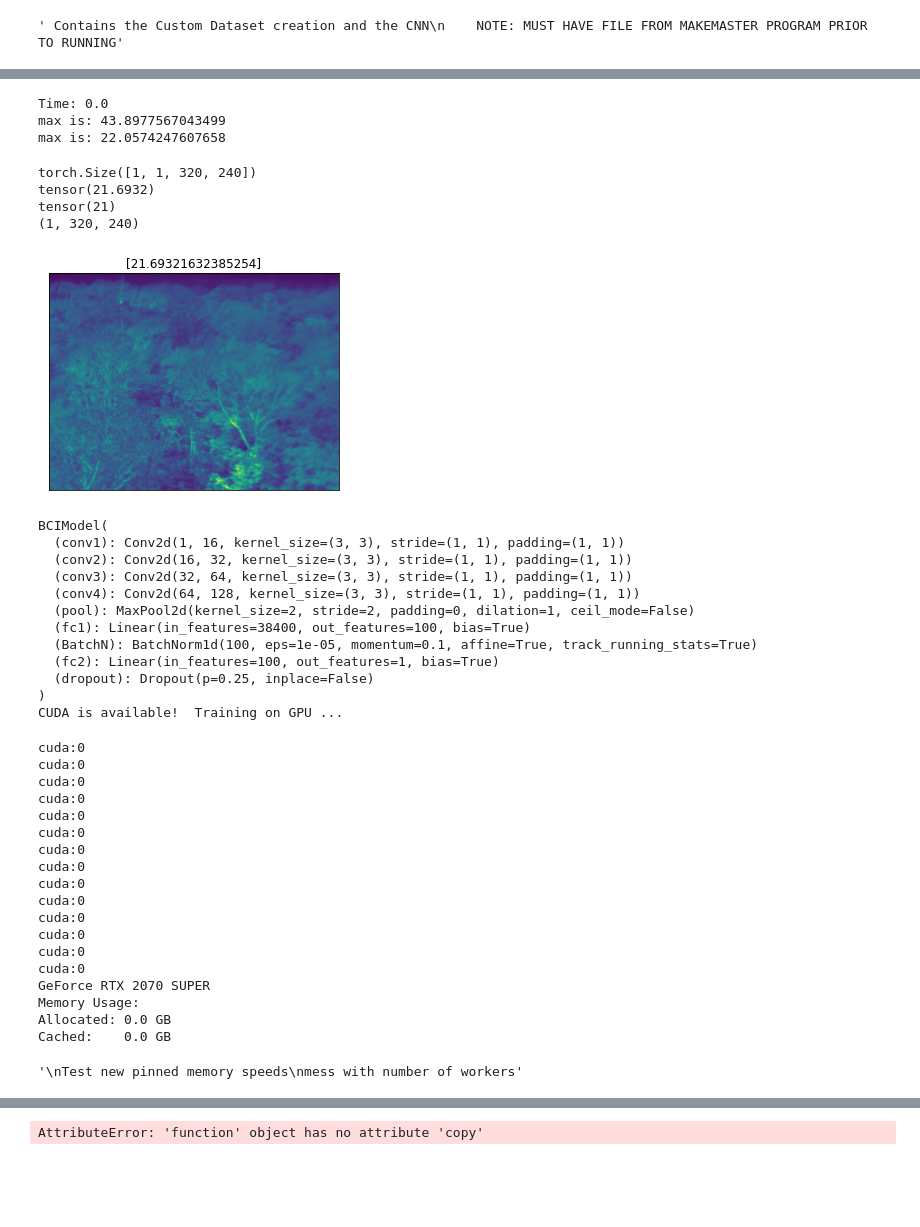
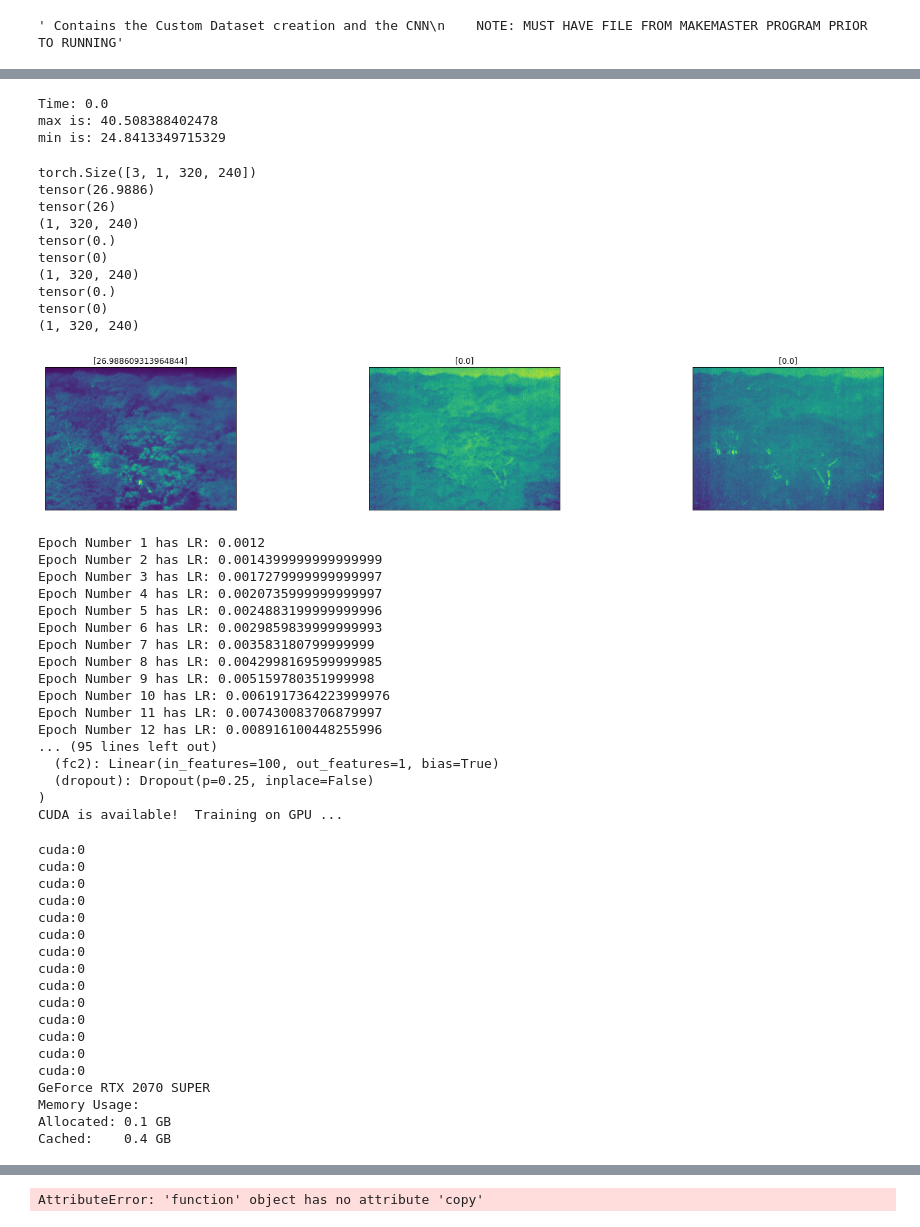
Before and after one commit to PJKarras/BCI-ML, a Jupyter notebook: Dataset_CNN_fin3_native.ipynb, the cells around one changed output, grey strips where cells are left out. Saved outputs shown, nothing was run; the diff lists cells and outputs as text; code cells hidden in the pictures; blank space fills up the shorter version.

```diff
--- a/Dataset_CNN_fin3_native.ipynb
+++ b/Dataset_CNN_fin3_native.ipynb
@@ -56,7 +56,7 @@ class BCIDataset2(Dataset):
         self.transform = transforms.ToTensor()
         max_list = np.full(1,-10)
         min_list = np.full(1, 99999)
-        csvfilesMLLocation = r"C:/Users/Peter/Desktop/Thermo_R_Code/FinalThermo/new2/csvdata10000"
+        csvfilesMLLocation = r"C:/Users/Peter/Desktop/Thermo_R_Code/FinalThermo/new2/csvdata933"
         os.chdir(csvfilesMLLocation)
         start = time.time()
 #         for filename in self.thermal_path_arr:
@@ -67,8 +67,8 @@ class BCIDataset2(Dataset):
 #             min_list = np.append(min_list, [torch.min(torch_temps)])
 #         self.ABS_MAX = (torch.max(torch.from_numpy(max_list))).item()
 #         self.ABS_MIN = (torch.min(torch.from_numpy(min_list))).item()
-        self.ABS_MAX = 43.8977567043499
-        self.ABS_MIN = 22.0574247607658
+        self.ABS_MAX = 40.508388402478
+        self.ABS_MIN = 24.8413349715329
         print(f'Time: {time.time()-start}')
         print("max is:", self.ABS_MAX)
         print("min is:", self.ABS_MIN)
@@ -102,9 +102,11 @@ class BCIDataset2(Dataset):
 """ LOAD IN DATA """
 os.chdir(startingDir)
 # Number of subprocesses to use for data loading
+# Using advice of 4 workers per GPU
+# Getting errors with any # of workers > 0
 num_workers = 0
 # How many samples per batch to load
-batch_size = 1
+batch_size = 3
 # Proportion of training set to use for validation and testing
 # Note: this will be split in equal halves, one for validation, one for testing
 valid_and_test_proportion = 0.3
@@ -114,7 +116,7 @@ valid_and_test_proportion = 0.3
 transformations = transforms.Compose([transforms.ToTensor()])
 # Define custom datasets, for training and for testing
 # Note: Will be using 10,000 data for testing, 50,000 data for training in future
-masterfileMLLocation = r"C:/Users/Peter/Desktop/Thermo_R_Code/FinalThermo/new2/csvdata10000/populatedGPPs.csv"
+masterfileMLLocation = r"C:/Users/Peter/Desktop/Thermo_R_Code/FinalThermo/new2/csvdata933/populatedGPPs.csv"
 BCIDataset = BCIDataset2(masterfileMLLocation)
 
 # Obtain indices for training, validation and testing datasets
@@ -149,15 +151,21 @@ test_loader = torch.utils.data.DataLoader(BCIDataset, batch_size=batch_size,
 # Time: 153.2100191116333 for 4,000 files
 # max is: 40.046902918943
 # max is: 22.0574247607658
+# Time: 98.4042558670044 for 2,500 files
+# max is: 40.508388402478
+# min is: 24.8413349715329
+# Time: 33.11633038520813 for 933 files
+# max is: 40.3920694022969
+# min is: 24.8413349715329
 # %% [output]
 Time: 0.0
-max is: 43.8977567043499
-max is: 22.0574247607658
+max is: 40.508388402478
+min is: 24.8413349715329
 # %%
 """ VISUALIZE A BATCH OF THE DATA
     Taken straight from dataloader """
 os.chdir(startingDir)
-csvfilesMLLocation = r"C:/Users/Peter/Desktop/Thermo_R_Code/FinalThermo/new2/csvdata10000"
+csvfilesMLLocation = r"C:/Users/Peter/Desktop/Thermo_R_Code/FinalThermo/new2/csvdata933"
 os.chdir(csvfilesMLLocation)
 
 import matplotlib.pyplot as plt
@@ -165,37 +173,43 @@ import matplotlib.pyplot as plt
 
 def imshow(img):
     plt.imshow(np.rot90(np.squeeze(img)))
 
 # Obtain one batch of training images
 dataiter = iter(train_loader)
 type(dataiter)
 images, labels = dataiter.next()
 print(images.shape)
 images = images.numpy() # convert images to numpy for display
 #print(images)
 
     # print(images[1].shape)
     # imgtoshow = Image.fromarray(images[1], 'L')
     # imgtoshow.show()
 
 # Plot the images in the batch, along with the corresponding labels
 fig = plt.figure(figsize=(25, 4))
 # Display 3 images
 for idx in np.arange(batch_size):
     ax = fig.add_subplot(1, 3, idx+1, xticks=[], yticks=[])
     imshow(images[idx])
     print(labels[idx])
     print(labels[idx].long())
     ax.set_title([labels[idx].item()])
     # Save Images for inspection
     print(images[idx].shape)
 os.chdir(startingDir)
 # %% [output]
-torch.Size([1, 1, 320, 240])
-tensor(21.6932)
-tensor(21)
+torch.Size([3, 1, 320, 240])
+tensor(26.9886)
+tensor(26)
 (1, 320, 240)
+tensor(0.)
+tensor(0)
+(1, 320, 240)
+tensor(0.)
+tensor(0)
+(1, 320, 240)
-[figure, old version]
+[figure, new version]
 # %%
 """Working network"""
 class BCIModel(nn.Module):
@@ -242,7 +256,13 @@ model = BCIModel()
 # defining the optimizer
 optimizer = optim.Adam(model.parameters(), lr =0.001)
 # defining the scheduler, to handle learning rate changes
-scheduler = optim.lr_scheduler.ExponentialLR(optimizer, gamma = 0.95)
+#scheduler = optim.lr_scheduler.ExponentialLR(optimizer, gamma = 0.95)
+lmbda = lambda epoch: 1.2 #float(epoch) / 20.0
+scheduler = optim.lr_scheduler.MultiplicativeLR(optimizer, lr_lambda=lmbda)
+rater = 0.001
+for epoch in range(1,n_epochs+20):
+    print("Epoch Number", epoch, "has LR:", rater * lmbda(epoch))
+    rater = rater * lmbda(epoch)
 # defining loss function
 criterion = nn.MSELoss()
 print(model)
@@ -256,14 +276,19 @@ else:
     print('CUDA is available!  Training on GPU ...')
     model.cuda()
 # %% [output]
-BCIModel(
-  (conv1): Conv2d(1, 16, kernel_size=(3, 3), stride=(1, 1), padding=(1, 1))
-  (conv2): Conv2d(16, 32, kernel_size=(3, 3), stride=(1, 1), padding=(1, 1))
-  (conv3): Conv2d(32, 64, kernel_size=(3, 3), stride=(1, 1), padding=(1, 1))
-  (conv4): Conv2d(64, 128, kernel_size=(3, 3), stride=(1, 1), padding=(1, 1))
-  (pool): MaxPool2d(kernel_size=2, stride=2, padding=0, dilation=1, ceil_mode=False)
-  (fc1): Linear(in_features=38400, out_features=100, bias=True)
-  (BatchN): BatchNorm1d(100, eps=1e-05, momentum=0.1, affine=True, track_running_stats=True)
+Epoch Number 1 has LR: 0.0012
+Epoch Number 2 has LR: 0.0014399999999999999
+Epoch Number 3 has LR: 0.0017279999999999997
+Epoch Number 4 has LR: 0.0020735999999999997
+Epoch Number 5 has LR: 0.0024883199999999996
+Epoch Number 6 has LR: 0.0029859839999999993
+Epoch Number 7 has LR: 0.003583180799999999
+Epoch Number 8 has LR: 0.0042998169599999985
+Epoch Number 9 has LR: 0.005159780351999998
+Epoch Number 10 has LR: 0.0061917364223999976
+Epoch Number 11 has LR: 0.007430083706879997
+Epoch Number 12 has LR: 0.008916100448255996
+... (95 lines left out)
   (fc2): Linear(in_features=100, out_features=1, bias=True)
   (dropout): Dropout(p=0.25, inplace=False)
 )
@@ -282,10 +307,6 @@ if device.type == 'cuda':
     print('Memory Usage:')
     print('Allocated:', round(torch.cuda.memory_allocated(0)/1024**3,1), 'GB')
     print('Cached:   ', round(torch.cuda.memory_cached(0)/1024**3,1), 'GB')
-
-"""
-Test new pinned memory speeds
-mess with number of workers"""
 # %% [output]
 cuda:0
 cuda:0
@@ -303,9 +324,8 @@ cuda:0
 cuda:0
 GeForce RTX 2070 SUPER
 Memory Usage:
-Allocated: 0.0 GB
-Cached:    0.0 GB
+Allocated: 0.1 GB
+Cached:    0.4 GB
-'\nTest new pinned memory speeds\nmess with number of workers'
 # %%
 """ TRAINING OF MODEL """
 
```
Also changed, not shown: parts of 5 cells of this notebook.
